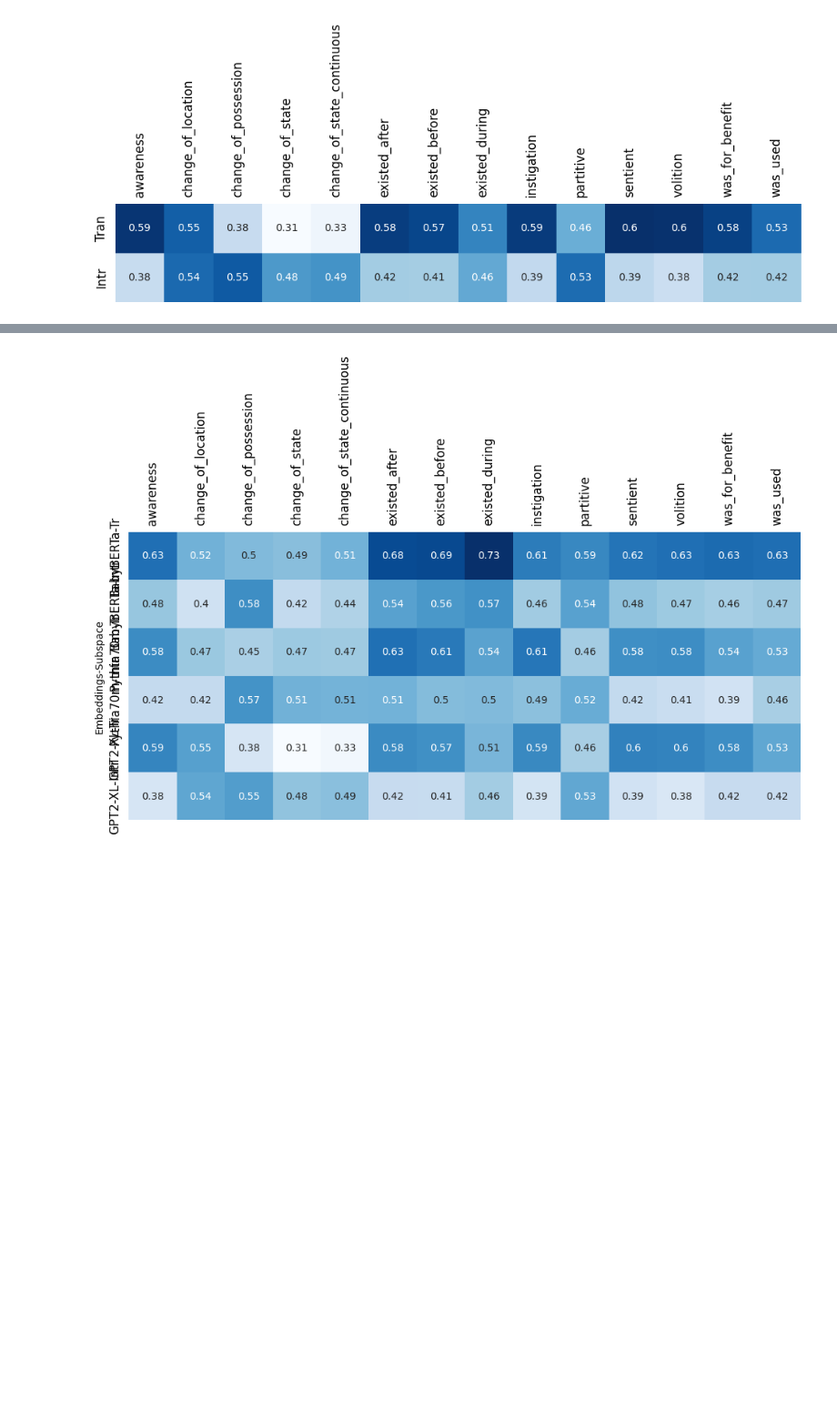
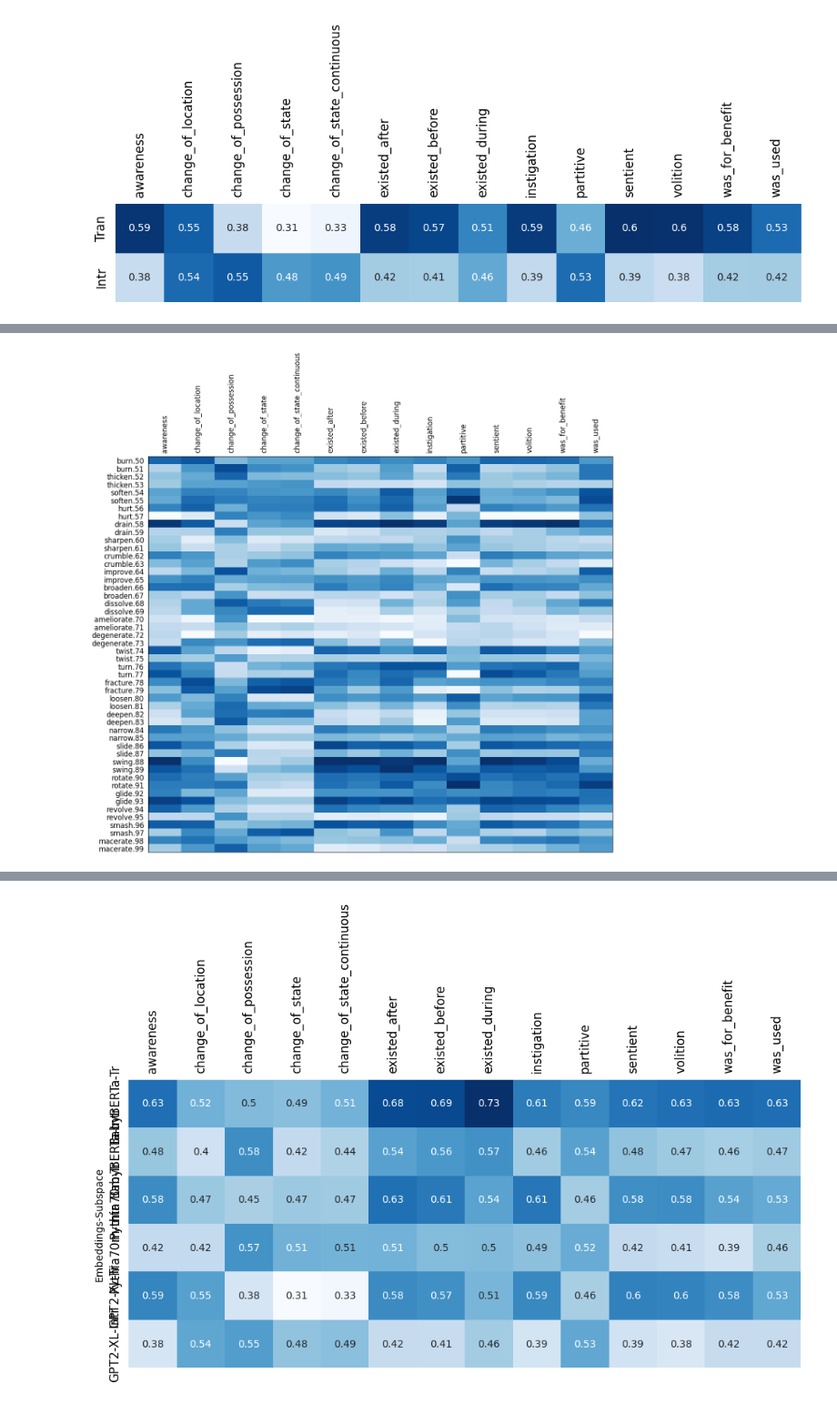
Before and after one commit to aittam9/PaperLeL, a Jupyter notebook: Code/Anticausative_Predictions.ipynb, the cells around one changed output, grey strips where cells are left out. Shown at 91% size. Drawn from its saved outputs; the diff is of its cells as text; code cells hidden in the pictures; blank space fills up the shorter version.

```diff
--- a/Code/Anticausative_Predictions.ipynb
+++ b/Code/Anticausative_Predictions.ipynb
@@ -203,0 +210,4 @@ ValueError: Length mismatch: Expected axis has 42 elements, new values have 6 el
+# %%
+visualize_properties_hm(db_predictions[50:])
+# %% [output]
+[figure, added]
```
Also changed, not shown: parts of 14 cells of this notebook, 23 other files.
